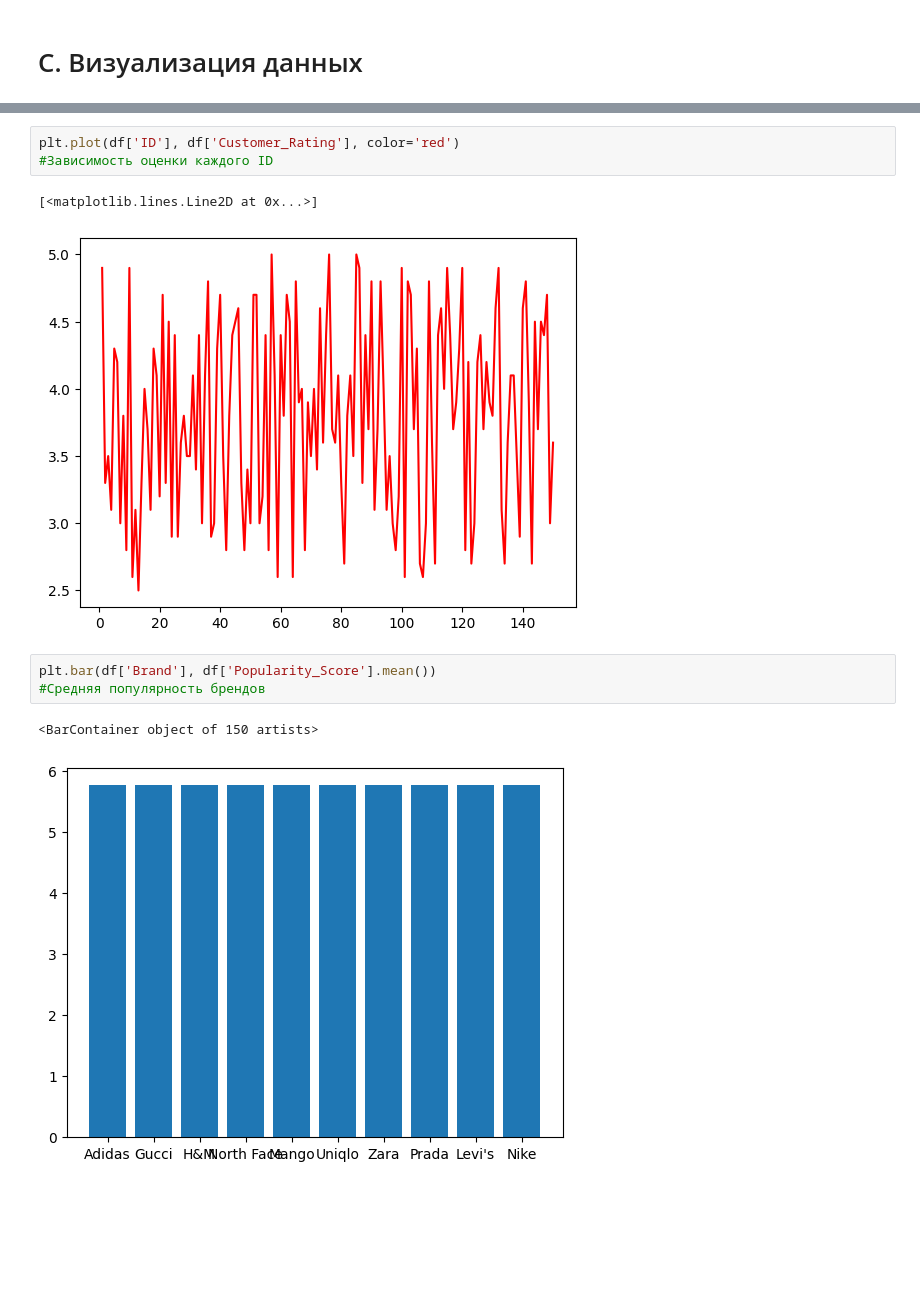
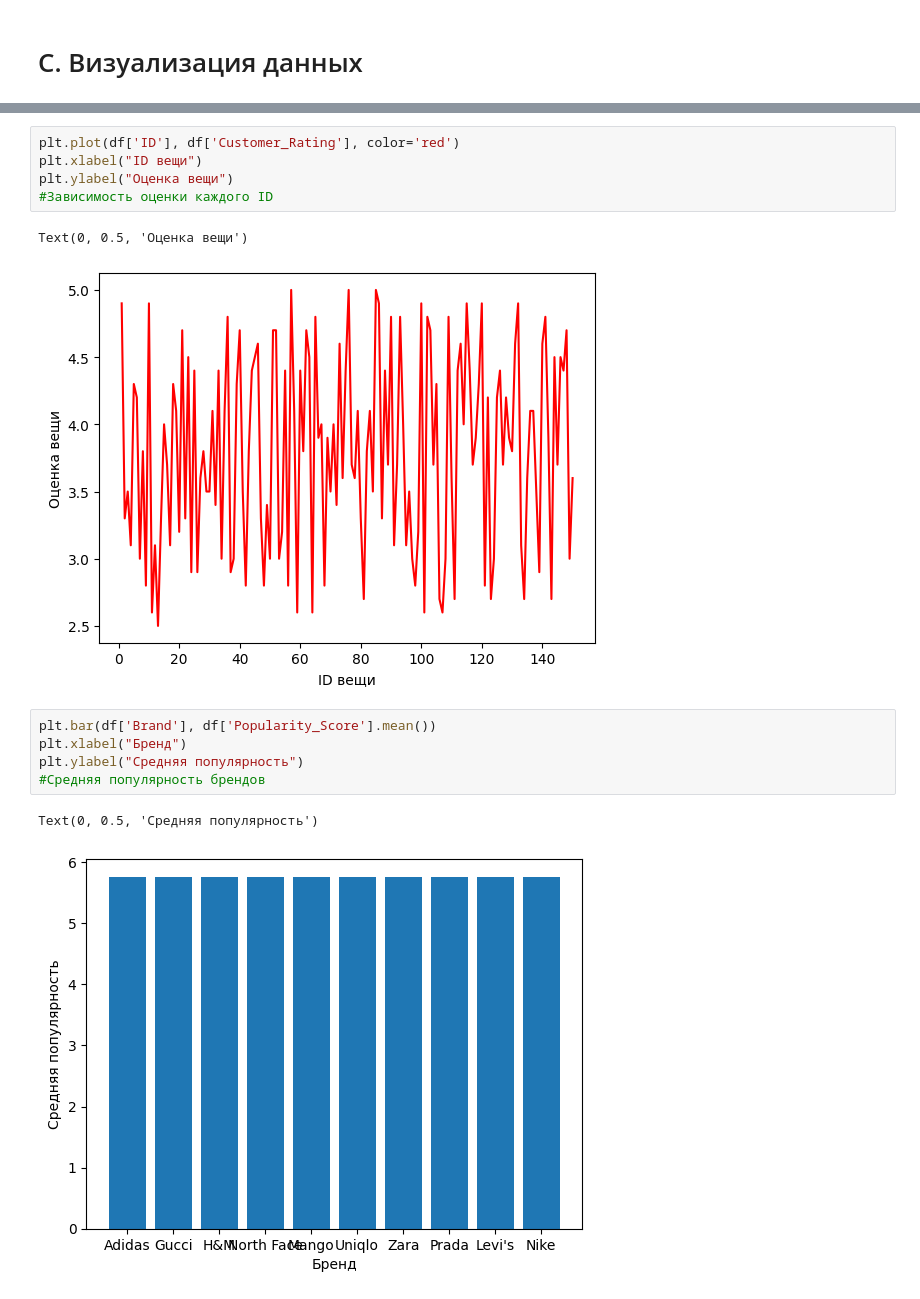
Before and after one commit to Typer61/ORDII-Project, a Jupyter notebook: Анализ_модных_трендов_зимы.ipynb, the cells around one changed output, grey strips where cells are left out. Saved outputs shown, nothing was run; the diff lists cells and outputs as text; blank space fills up the shorter version.

```diff
--- a/Анализ_модных_трендов_зимы.ipynb
+++ b/Анализ_модных_трендов_зимы.ipynb
@@ -112,14 +111,18 @@ plt.hist(df['Style'], color = 'blue', edgecolor = 'black', bins = int(25/5))
 # %%
 plt.plot(df['ID'], df['Customer_Rating'], color='red')
+plt.xlabel("ID вещи")
+plt.ylabel("Оценка вещи")
 #Зависимость оценки каждого ID
 # %% [output]
-[<matplotlib.lines.Line2D at 0x...>]
+Text(0, 0.5, 'Оценка вещи')
-[figure, old version]
+[figure, new version]
 # %%
 plt.bar(df['Brand'], df['Popularity_Score'].mean())
+plt.xlabel("Бренд")
+plt.ylabel("Средняя популярность")
 #Средняя популярность брендов
 # %% [output]
-<BarContainer object of 150 artists>
+Text(0, 0.5, 'Средняя популярность')
-[figure, old version]
+[figure, new version]
 # %%
 plt.boxplot(df['Price(USD)'])
```
Also changed, not shown: parts of 4 cells of this notebook.
